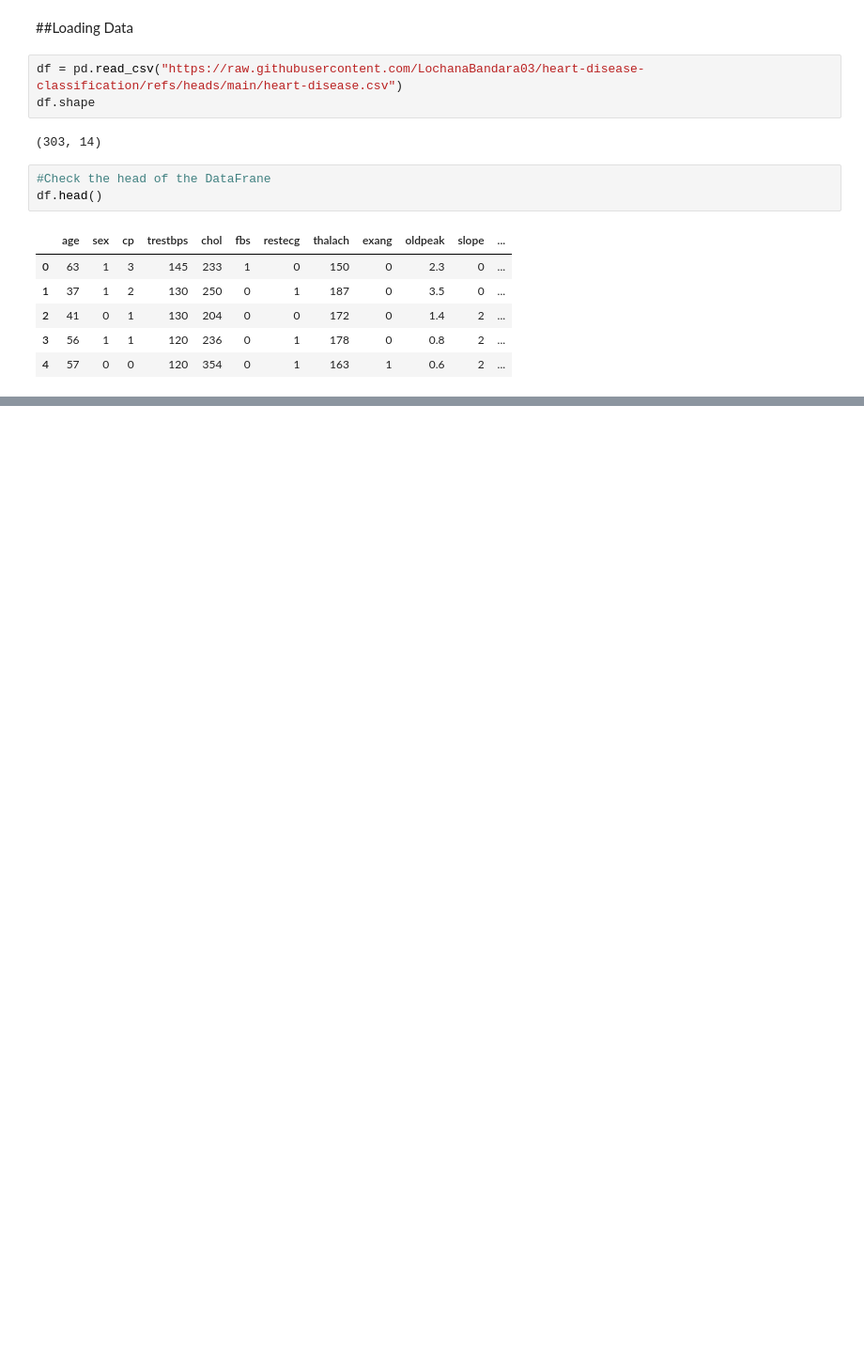
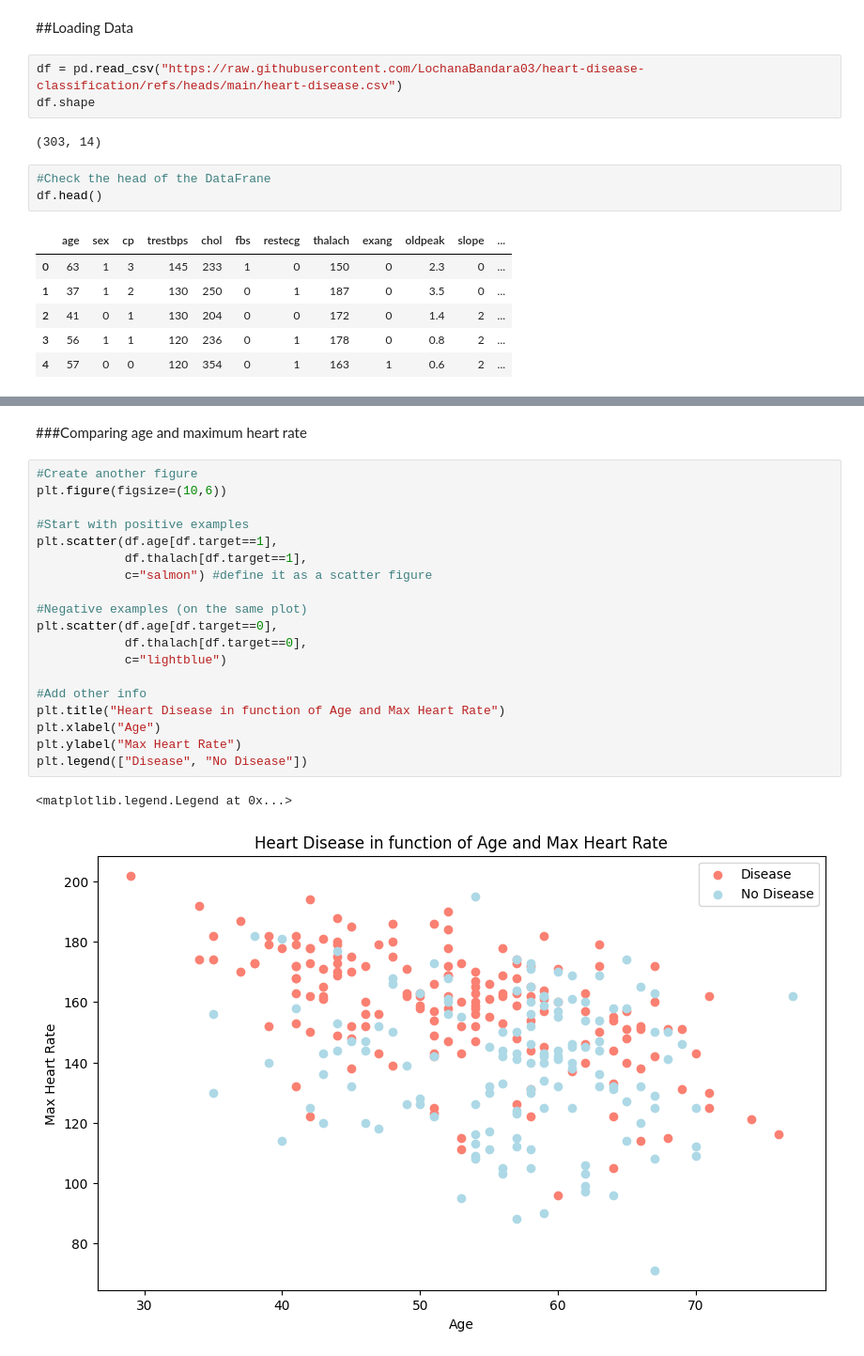
Before and after one commit to LochanaBandara03/heart-disease-classification, a Jupyter notebook: heart_disease_predict.ipynb, the cells around one changed output, grey strips where cells are left out. Shown: that part at 94% size. Drawn from its saved outputs; the diff is of its cells as text; blank space fills up the shorter version.

```diff
--- a/heart_disease_predict.ipynb
+++ b/heart_disease_predict.ipynb
@@ -63,0 +183,24 @@ df.head()
+# %% [markdown]
+###Comparing age and maximum heart rate
+# %%
+#Create another figure
+plt.figure(figsize=(10,6))
+
+#Start with positive examples
+plt.scatter(df.age[df.target==1],
+            df.thalach[df.target==1],
+            c="salmon") #define it as a scatter figure
+
+#Negative examples (on the same plot)
+plt.scatter(df.age[df.target==0],
+            df.thalach[df.target==0],
+            c="lightblue")
+
+#Add other info
+plt.title("Heart Disease in function of Age and Max Heart Rate")
+plt.xlabel("Age")
+plt.ylabel("Max Heart Rate")
+plt.legend(["Disease", "No Disease"])
+# %% [output]
+<matplotlib.legend.Legend at 0x...>
+[figure, added]
```
Also changed, not shown: parts of 14 cells of this notebook.
